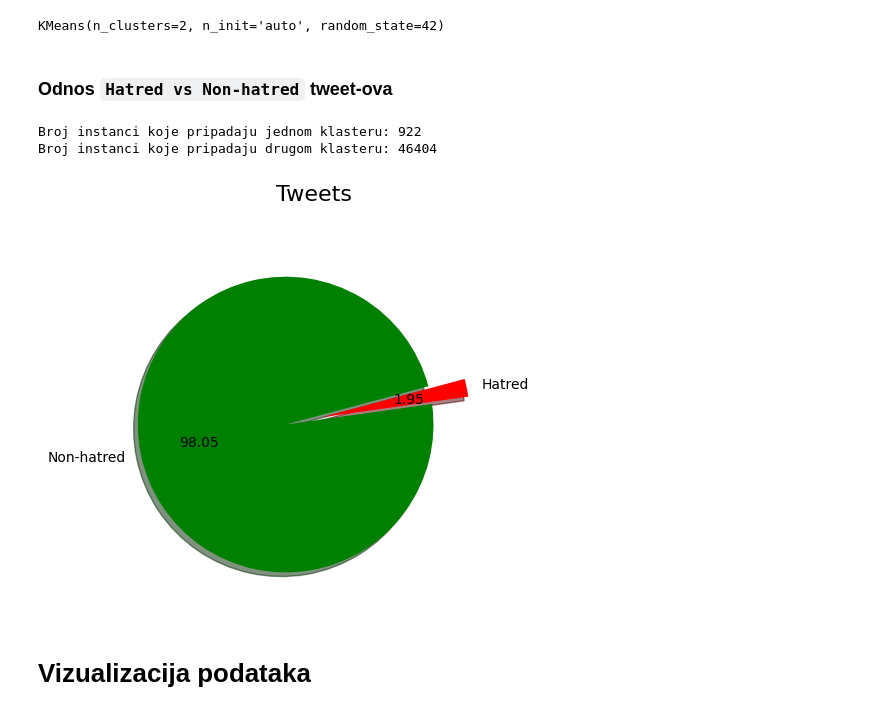
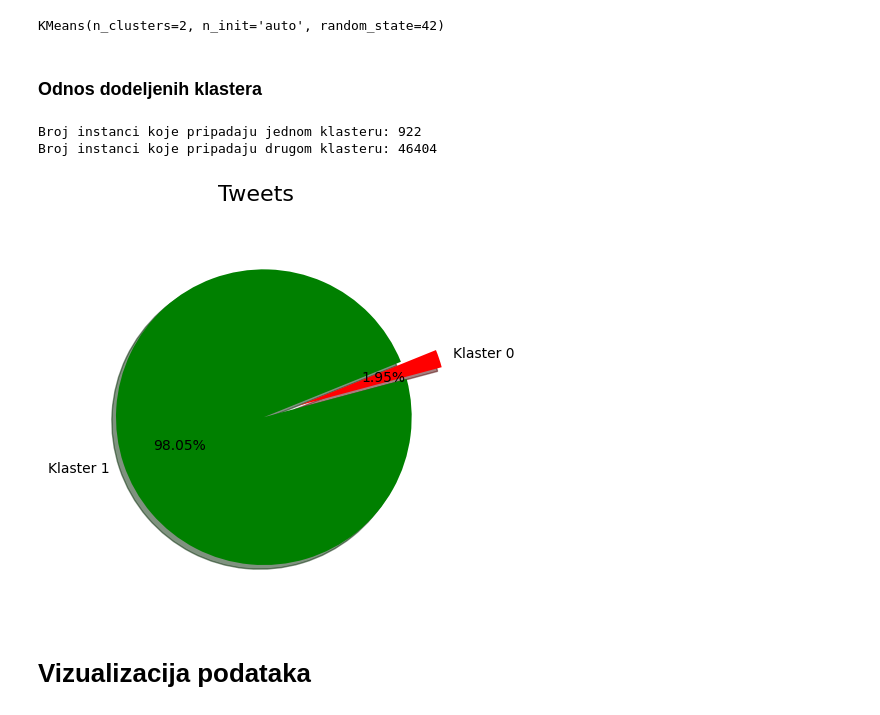
Before and after one commit to MATF-istrazivanje-podataka-1/2023_Data_Mining_Sentiment_analysis_-_twitter_Dataset, a Jupyter notebook: models/clustering/k_means.ipynb, the cells around one changed output. Drawn from its saved outputs; the diff is of its cells as text; code cells hidden in the pictures.

Commit message:
Izmenjen odnos dodeljenih klastera

```diff
--- a/models/clustering/k_means.ipynb
+++ b/models/clustering/k_means.ipynb
@@ -57,7 +55,7 @@ kmeans.fit(data)
 # %% [output]
 KMeans(n_clusters=2, n_init='auto', random_state=42)
 # %% [markdown]
-### Odnos `Hatred vs Non-hatred` tweet-ova
+### Odnos dodeljenih klastera
 # %%
 clusters = kmeans.labels_
 
@@ -67,22 +65,22 @@ print(f'Broj instanci koje pripadaju drugom klasteru: {(clusters == 1).sum()}')
 Broj instanci koje pripadaju jednom klasteru: 922
 Broj instanci koje pripadaju drugom klasteru: 46404
 # %%
-labels = ['Non-hatred', 'Hatred']
+labels = ['Klaster 0', 'Klaster 1']
 
 fig, ax = plt.subplots()
 fig.suptitle(t='Tweets', fontsize=16)
 
 ax.pie(
-    x=[(clusters == 1).sum(), (clusters == 0).sum()],
+    x=[(clusters == 0).sum(), (clusters == 1).sum()],
     explode=(0.25, 0),
     labels=labels,
-    colors=['Green', 'Red'],
-    autopct='%.2f',
+    colors=['Red', 'Green'],
+    autopct='%.2f%%',
     shadow=True,
     startangle=15
 );
 # %% [output]
-[figure, old version]
+[figure, new version]
 # %% [markdown]
 # Vizualizacija podataka
 # %%
```
Also changed, not shown: parts of 1 cell of this notebook.
